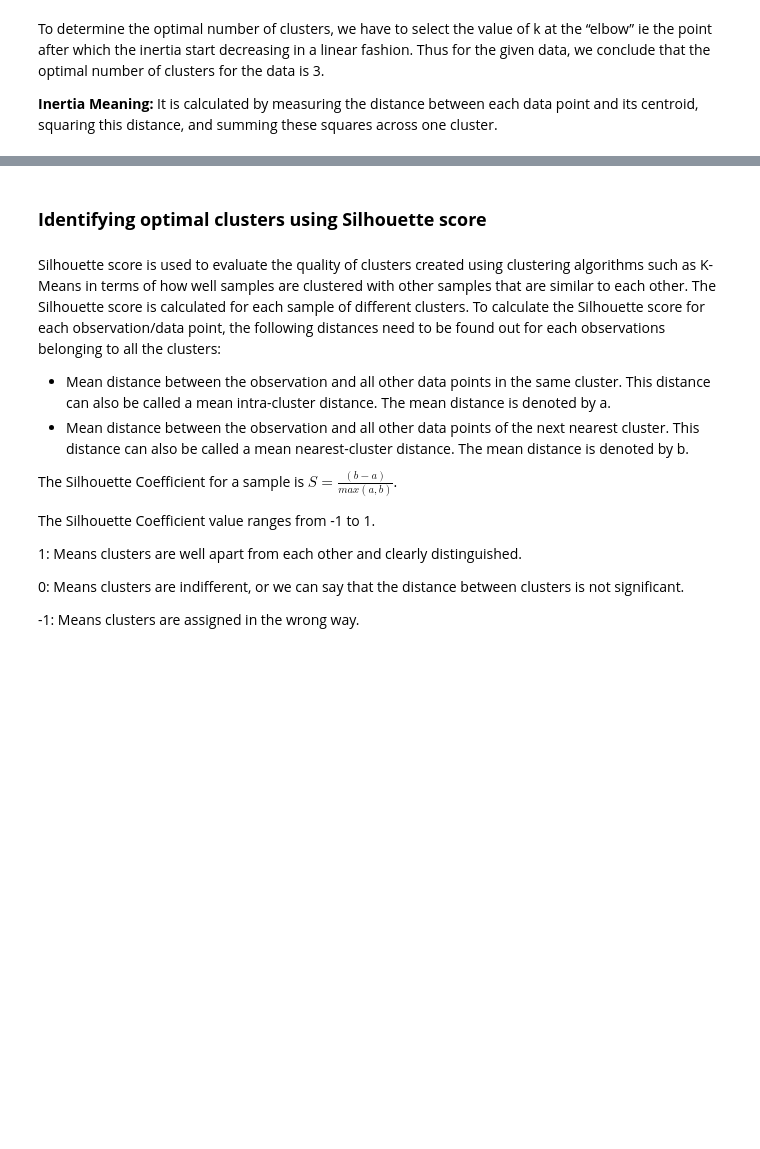
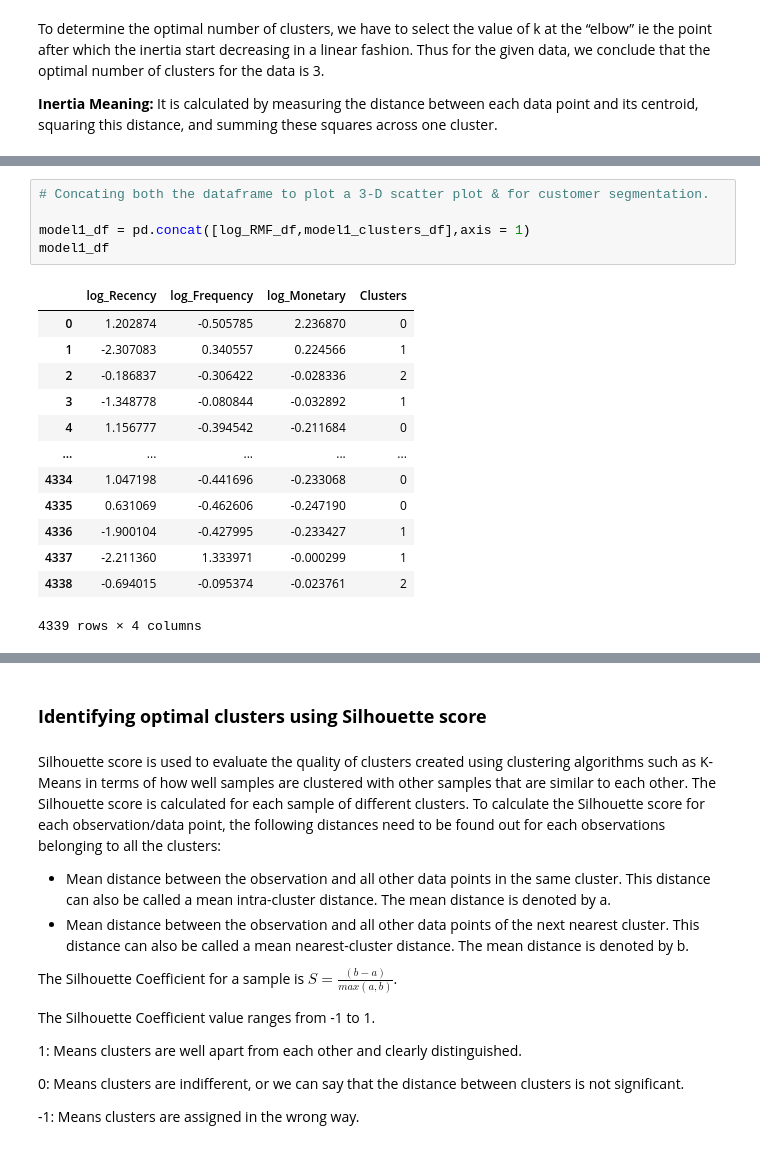
Before and after one commit to Shourya306/Online-Retail-Customer-Segmentation-Clustering, a Jupyter notebook: Online_Retail_Customer_Segmentation.ipynb, the cells around one changed output, grey strips where cells are left out. Saved outputs shown, nothing was run; the diff lists cells and outputs as text; blank space fills up the shorter version.

```diff
--- a/Online_Retail_Customer_Segmentation.ipynb
+++ b/Online_Retail_Customer_Segmentation.ipynb
@@ -721,0 +766,19 @@ To determine the optimal number of clusters, we have to select the value of k at
+# %%
+# Concating both the dataframe to plot a 3-D scatter plot & for customer segmentation.
+
+model1_df = pd.concat([log_RMF_df,model1_clusters_df],axis = 1)
+model1_df
+# %% [output]
+|  | log_Recency | log_Frequency | log_Monetary | Clusters |
+| 0 | 1.202874 | -0.505785 | 2.236870 | 0 |
+| 1 | -2.307083 | 0.340557 | 0.224566 | 1 |
+| 2 | -0.186837 | -0.306422 | -0.028336 | 2 |
+| 3 | -1.348778 | -0.080844 | -0.032892 | 1 |
+| 4 | 1.156777 | -0.394542 | -0.211684 | 0 |
+| ... | ... | ... | ... | ... |
+| 4334 | 1.047198 | -0.441696 | -0.233068 | 0 |
+| 4335 | 0.631069 | -0.462606 | -0.247190 | 0 |
+| 4336 | -1.900104 | -0.427995 | -0.233427 | 1 |
+| 4337 | -2.211360 | 1.333971 | -0.000299 | 1 |
+| 4338 | -0.694015 | -0.095374 | -0.023761 | 2 |
+4339 rows × 4 columns
```
Also changed, not shown: parts of 21 cells of this notebook.
